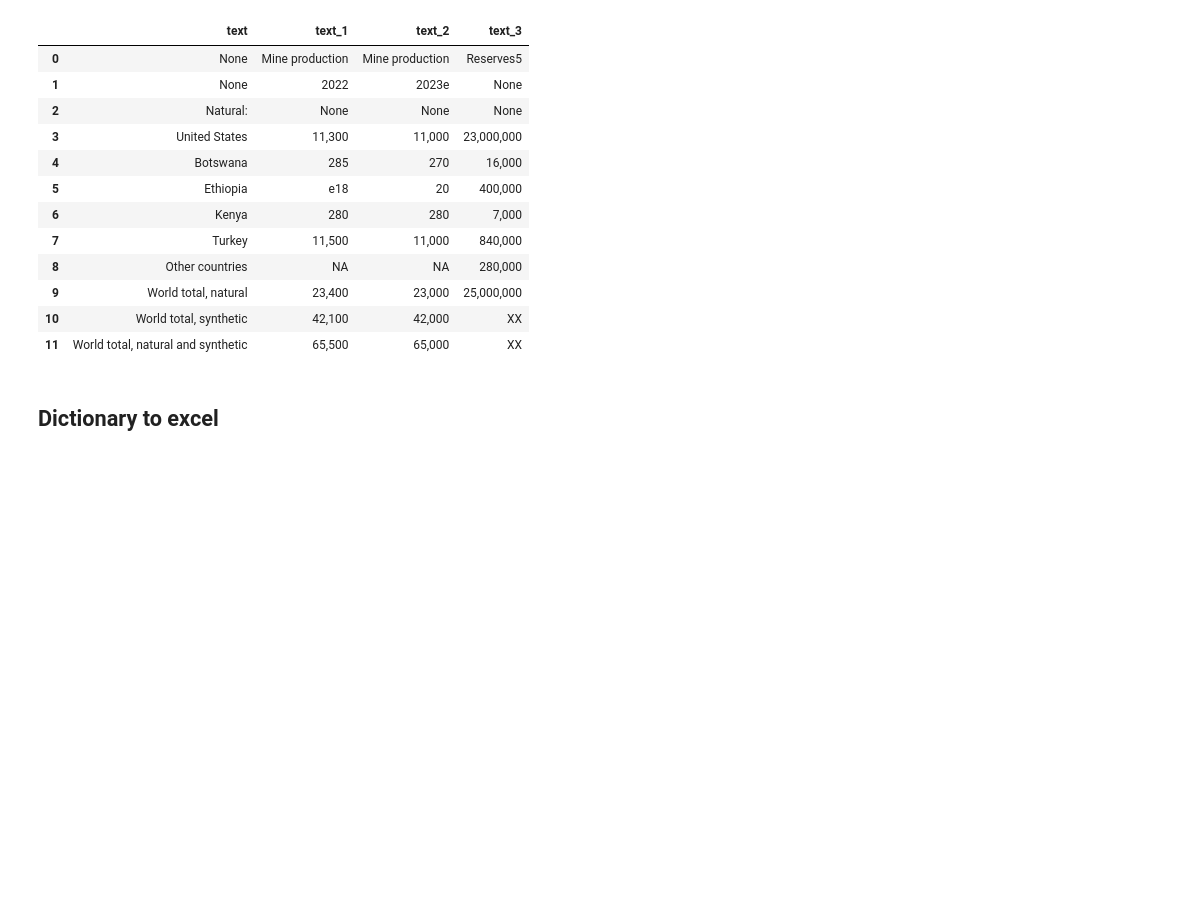
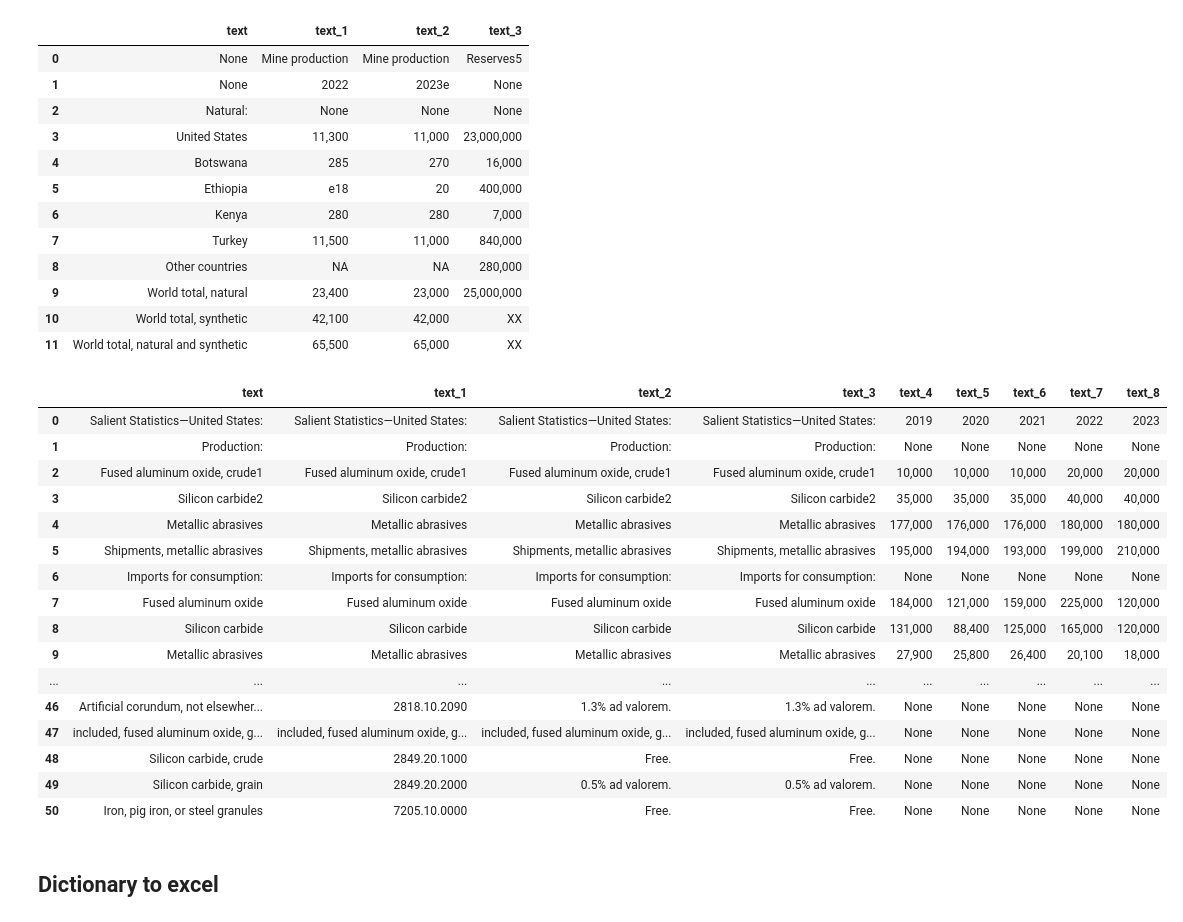
Before and after one commit to Yassmine2020/MaterialRisksSimulation, a Jupyter notebook: test_usgs/main.ipynb, the cells around one changed output. Cells and saved outputs as stored; diff of their text form; code cells hidden in the pictures; blank space fills up the shorter version.

Commit message:
debugging, extraction more than one table a page ✅

```diff
--- a/test_usgs/main.ipynb
+++ b/test_usgs/main.ipynb
@@ -428,6 +557,27 @@ s.drop('bottom', axis= 1)
 | 9 | World total, natural | 23,400 | 23,000 | 25,000,000 |
 | 10 | World total, synthetic | 42,100 | 42,000 | XX |
 | 11 | World total, natural and synthetic | 65,500 | 65,000 | XX |
+# %%
+s = pd.DataFrame(scraping_base['Abrasives']['tables'][1][0]).sort_values('bottom')
+s.drop('bottom', axis= 1)
+# %% [output]
+|  | text | text_1 | text_2 | text_3 | text_4 | text_5 | text_6 | text_7 | text_8 |
+| 0 | Salient Statistics—United States: | Salient Statistics—United States: | Salient Statistics—United States: | Salient Statistics—United States: | 2019 | 2020 | 2021 | 2022 | 2023 |
+| 1 | Production: | Production: | Production: | Production: | None | None | None | None | None |
+| 2 | Fused aluminum oxide, crude1 | Fused aluminum oxide, crude1 | Fused aluminum oxide, crude1 | Fused aluminum oxide, crude1 | 10,000 | 10,000 | 10,000 | 20,000 | 20,000 |
+| 3 | Silicon carbide2 | Silicon carbide2 | Silicon carbide2 | Silicon carbide2 | 35,000 | 35,000 | 35,000 | 40,000 | 40,000 |
+| 4 | Metallic abrasives | Metallic abrasives | Metallic abrasives | Metallic abrasives | 177,000 | 176,000 | 176,000 | 180,000 | 180,000 |
+| 5 | Shipments, metallic abrasives | Shipments, metallic abrasives | Shipments, metallic abrasives | Shipments, metallic abrasives | 195,000 | 194,000 | 193,000 | 199,000 | 210,000 |
+| 6 | Imports for consumption: | Imports for consumption: | Imports for consumption: | Imports for consumption: | None | None | None | None | None |
+| 7 | Fused aluminum oxide | Fused aluminum oxide | Fused aluminum oxide | Fused aluminum oxide | 184,000 | 121,000 | 159,000 | 225,000 | 120,000 |
+| 8 | Silicon carbide | Silicon carbide | Silicon carbide | Silicon carbide | 131,000 | 88,400 | 125,000 | 165,000 | 120,000 |
+| 9 | Metallic abrasives | Metallic abrasives | Metallic abrasives | Metallic abrasives | 27,900 | 25,800 | 26,400 | 20,100 | 18,000 |
+| ... | ... | ... | ... | ... | ... | ... | ... | ... | ... |
+| 46 | Artificial corundum, not elsewher... | 2818.10.2090 | 1.3% ad valorem. | 1.3% ad valorem. | None | None | None | None | None |
+| 47 | included, fused aluminum oxide, g... | included, fused aluminum oxide, g... | included, fused aluminum oxide, g... | included, fused aluminum oxide, g... | None | None | None | None | None |
+| 48 | Silicon carbide, crude | 2849.20.1000 | Free. | Free. | None | None | None | None | None |
+| 49 | Silicon carbide, grain | 2849.20.2000 | 0.5% ad valorem. | 0.5% ad valorem. | None | None | None | None | None |
+| 50 | Iron, pig iron, or steel granules | 7205.10.0000 | Free. | Free. | None | None | None | None | None |
 # %%
 def convert_df_to_dict(d):
     if isinstance(d, pd.DataFrame):
```
Also changed, not shown: parts of 4 cells of this notebook, 5 other files.
